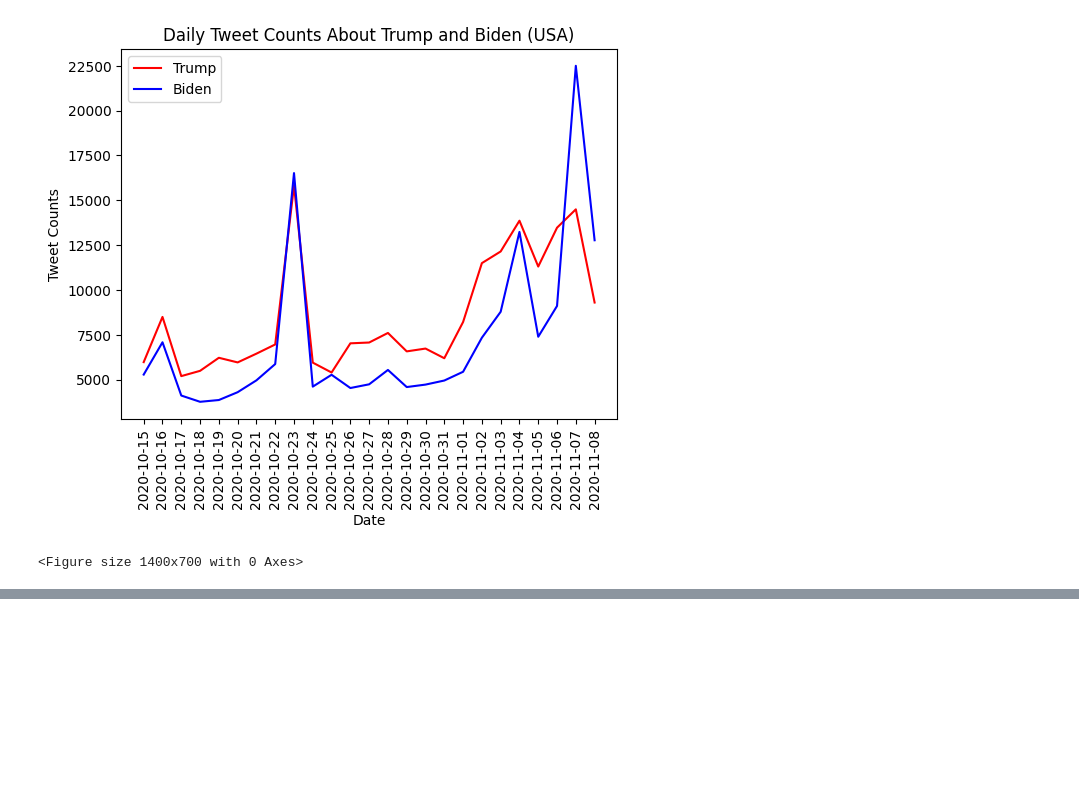
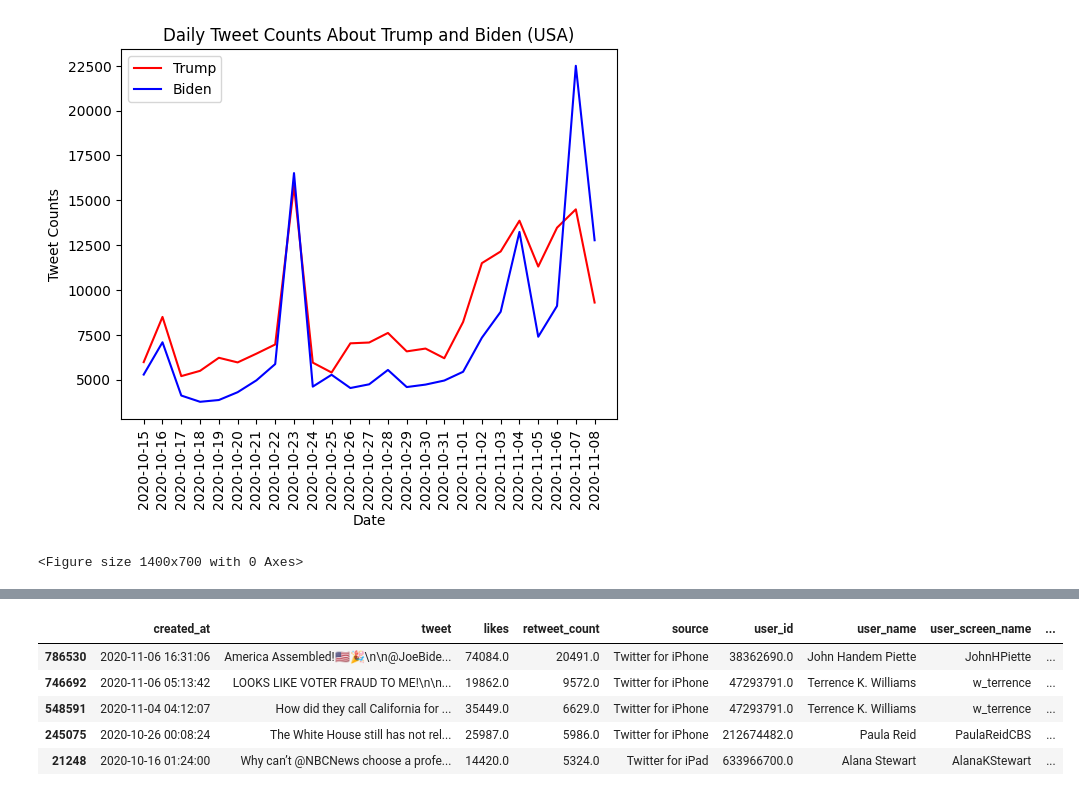
Before and after one commit to GulsahDurmaz/redi_fall2024_data_circle_twitter_project, a Jupyter notebook: Data_Circle_US_Election_2020_Tweets.ipynb, the cells around one changed output, grey strips where cells are left out. Saved outputs shown, nothing was run; the diff lists cells and outputs as text; code cells hidden in the pictures; blank space fills up the shorter version.

Commit message:
expl 4&6, The most retweeted and liked tweets

```diff
--- a/Data_Circle_US_Election_2020_Tweets.ipynb
+++ b/Data_Circle_US_Election_2020_Tweets.ipynb
@@ -400 +410,12 @@ plt.show()
 [figure]
+# %%
+# Expl 4: Investigate The Most Retweeted Tweets - Trump
+usa_trump_df_retweet = usa_trump_df.sort_values(by='retweet_count', ascending=False)
+usa_trump_df_retweet.head(5)
+# %% [output]
+|  | created_at | tweet | likes | retweet_count | source | user_id | user_name | user_screen_name | ... |
+| 786530 | 2020-11-06 16:31:06 | America Assembled!🇺🇸🎉\n\n@JoeBide... | 74084.0 | 20491.0 | Twitter for iPhone | 38362690.0 | John Handem Piette | JohnHPiette | ... |
+| 746692 | 2020-11-06 05:13:42 | LOOKS LIKE VOTER FRAUD TO ME!\n\n... | 19862.0 | 9572.0 | Twitter for iPhone | 47293791.0 | Terrence K. Williams | w_terrence | ... |
+| 548591 | 2020-11-04 04:12:07 | How did they call California for ... | 35449.0 | 6629.0 | Twitter for iPhone | 47293791.0 | Terrence K. Williams | w_terrence | ... |
+| 245075 | 2020-10-26 00:08:24 | The White House still has not rel... | 25987.0 | 5986.0 | Twitter for iPhone | 212674482.0 | Paula Reid | PaulaReidCBS | ... |
+| 21248 | 2020-10-16 01:24:00 | Why can’t @NBCNews choose a profe... | 14420.0 | 5324.0 | Twitter for iPad | 633966700.0 | Alana Stewart | AlanaKStewart | ... |
```
Also changed, not shown: parts of 4 cells of this notebook.
